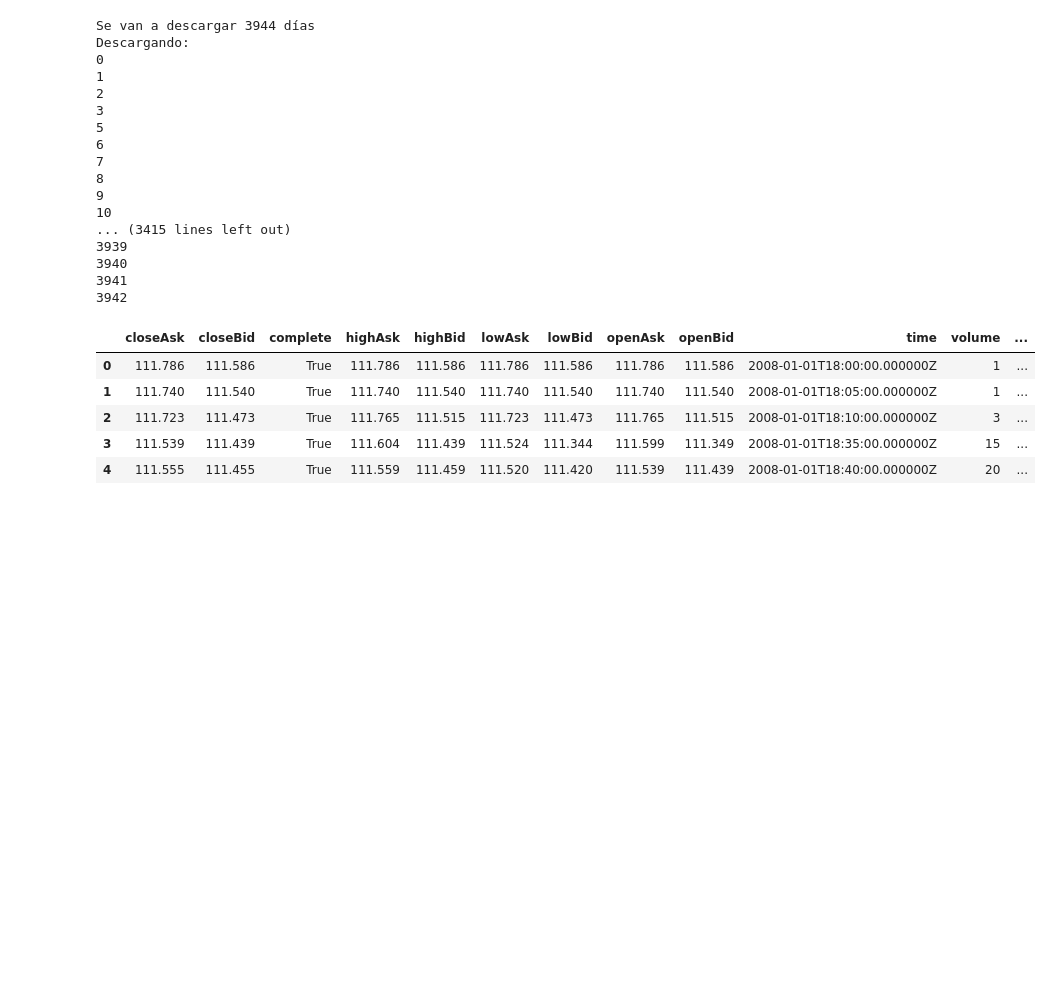
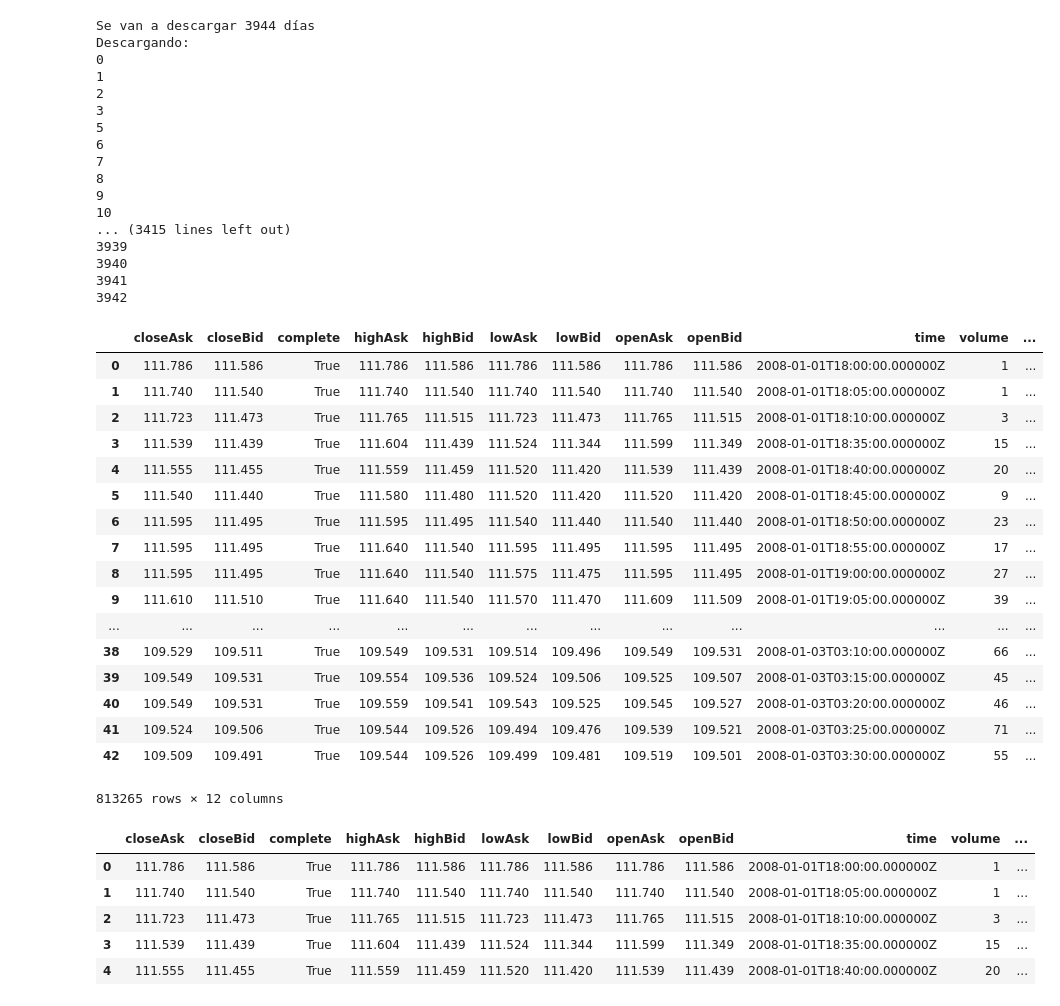
Before and after one commit to prophetai/stock_prophets, a Jupyter notebook: Notebooks/FX.ipynb, the cells around one changed output. Saved outputs shown, nothing was run; the diff lists cells and outputs as text; code cells hidden in the pictures; blank space fills up the shorter version.

```diff
--- a/Notebooks/FX.ipynb
+++ b/Notebooks/FX.ipynb
@@ -84,6 +84,27 @@ DF = df.copy()
 DF = pd.read_csv('USD_JPY_M5.csv', index_col=0)
 # %%
 df = DF.copy()
+# %%
+df
+# %% [output]
+|  | closeAsk | closeBid | complete | highAsk | highBid | lowAsk | lowBid | openAsk | openBid | time | volume | ... |
+| 0 | 111.786 | 111.586 | True | 111.786 | 111.586 | 111.786 | 111.586 | 111.786 | 111.586 | 2008-01-01T18:00:00.000000Z | 1 | ... |
+| 1 | 111.740 | 111.540 | True | 111.740 | 111.540 | 111.740 | 111.540 | 111.740 | 111.540 | 2008-01-01T18:05:00.000000Z | 1 | ... |
+| 2 | 111.723 | 111.473 | True | 111.765 | 111.515 | 111.723 | 111.473 | 111.765 | 111.515 | 2008-01-01T18:10:00.000000Z | 3 | ... |
+| 3 | 111.539 | 111.439 | True | 111.604 | 111.439 | 111.524 | 111.344 | 111.599 | 111.349 | 2008-01-01T18:35:00.000000Z | 15 | ... |
+| 4 | 111.555 | 111.455 | True | 111.559 | 111.459 | 111.520 | 111.420 | 111.539 | 111.439 | 2008-01-01T18:40:00.000000Z | 20 | ... |
+| 5 | 111.540 | 111.440 | True | 111.580 | 111.480 | 111.520 | 111.420 | 111.520 | 111.420 | 2008-01-01T18:45:00.000000Z | 9 | ... |
+| 6 | 111.595 | 111.495 | True | 111.595 | 111.495 | 111.540 | 111.440 | 111.540 | 111.440 | 2008-01-01T18:50:00.000000Z | 23 | ... |
+| 7 | 111.595 | 111.495 | True | 111.640 | 111.540 | 111.595 | 111.495 | 111.595 | 111.495 | 2008-01-01T18:55:00.000000Z | 17 | ... |
+| 8 | 111.595 | 111.495 | True | 111.640 | 111.540 | 111.575 | 111.475 | 111.595 | 111.495 | 2008-01-01T19:00:00.000000Z | 27 | ... |
+| 9 | 111.610 | 111.510 | True | 111.640 | 111.540 | 111.570 | 111.470 | 111.609 | 111.509 | 2008-01-01T19:05:00.000000Z | 39 | ... |
+| ... | ... | ... | ... | ... | ... | ... | ... | ... | ... | ... | ... | ... |
+| 38 | 109.529 | 109.511 | True | 109.549 | 109.531 | 109.514 | 109.496 | 109.549 | 109.531 | 2008-01-03T03:10:00.000000Z | 66 | ... |
+| 39 | 109.549 | 109.531 | True | 109.554 | 109.536 | 109.524 | 109.506 | 109.525 | 109.507 | 2008-01-03T03:15:00.000000Z | 45 | ... |
+| 40 | 109.549 | 109.531 | True | 109.559 | 109.541 | 109.543 | 109.525 | 109.545 | 109.527 | 2008-01-03T03:20:00.000000Z | 46 | ... |
+| 41 | 109.524 | 109.506 | True | 109.544 | 109.526 | 109.494 | 109.476 | 109.539 | 109.521 | 2008-01-03T03:25:00.000000Z | 71 | ... |
+| 42 | 109.509 | 109.491 | True | 109.544 | 109.526 | 109.499 | 109.481 | 109.519 | 109.501 | 2008-01-03T03:30:00.000000Z | 55 | ... |
+813265 rows × 12 columns
 # %%
 df.head()
 # %% [output]
```
Also changed, not shown: parts of 4 cells of this notebook, 2 other files.
